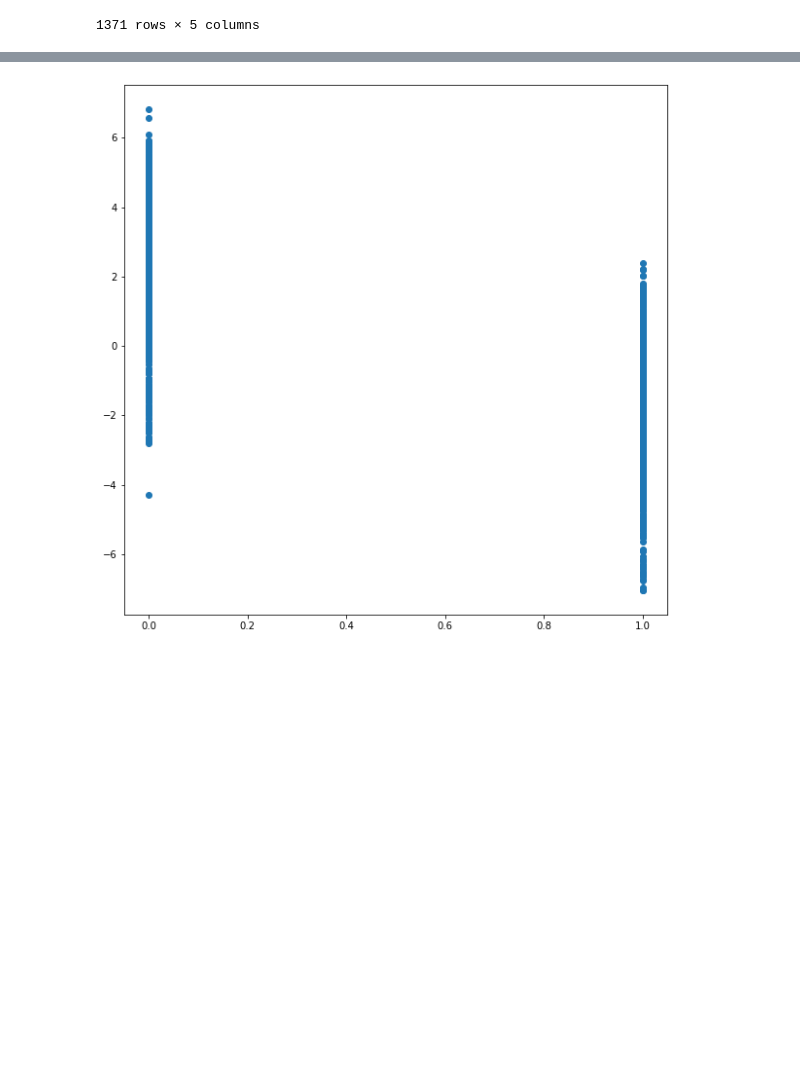
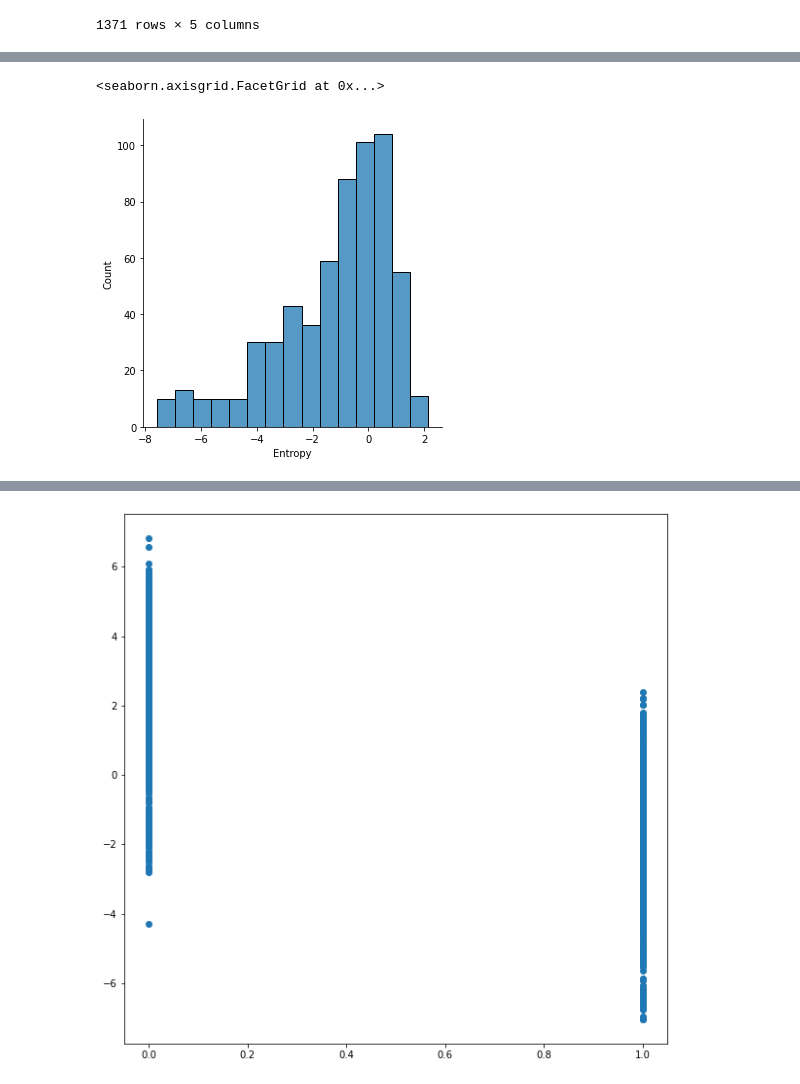
Before and after one commit to daniellejenkins17/Banknote_Classification_Real_Or_Fake, a Jupyter notebook: Banknote Day 1.ipynb, the cells around one changed output, grey strips where cells are left out. Saved outputs shown, nothing was run; the diff lists cells and outputs as text; code cells hidden in the pictures; blank space fills up the shorter version.

```diff
--- a/Banknote Day 1.ipynb
+++ b/Banknote Day 1.ipynb
@@ -116,0 +144,5 @@ df
+# %%
+sns.displot(df[df['Authentic_Fake'] == 1]['Entropy'])
+# %% [output]
+<seaborn.axisgrid.FacetGrid at 0x...>
+[figure, added]
```
Also changed, not shown: parts of 8 cells of this notebook, 1 other file.
